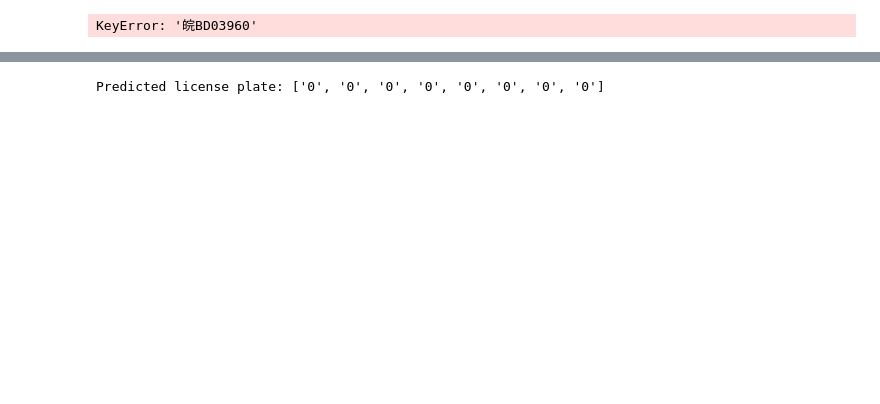
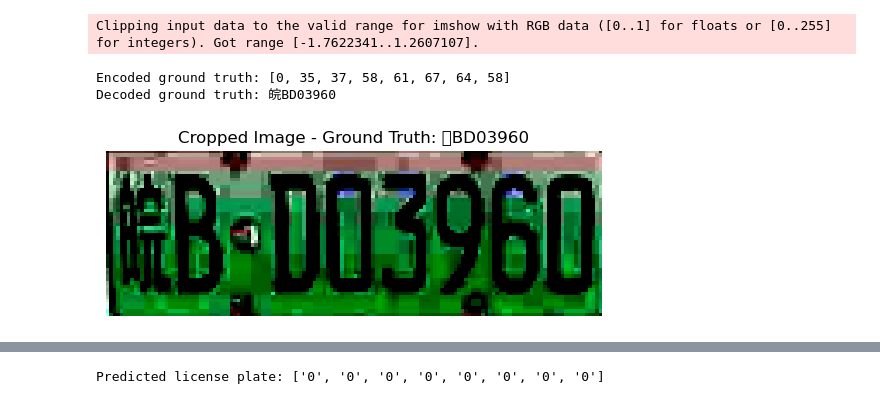
Before and after one commit to Giovanni-Zara/Car-Plate-Recognition-and-Reconstruction-with-Deep-Learning, a Jupyter notebook: PDLPR.ipynb, the cells around one changed output, grey strips where cells are left out. Cells and saved outputs as stored; diff of their text form; code cells hidden in the pictures; blank space fills up the shorter version.

```diff
--- a/PDLPR.ipynb
+++ b/PDLPR.ipynb
@@ -365,6 +360,15 @@ model=load_Fasterrcnn(device="cpu")
 device="cpu"
 model.eval()
 
+# Updated transformations with better normalization and data augmentation
+trans = T.Compose([
+    T.Resize((48, 144), antialias=True),
+    T.ColorJitter(brightness=0.2, contrast=0.2),  # Add some color variation
+    T.RandomApply([T.GaussianBlur(3, sigma=(0.1, 0.2))], p=0.3),  # Occasional blur
+    T.Normalize(mean=[0.485, 0.456, 0.406],  # ImageNet normalization
+                std=[0.229, 0.224, 0.225])
+])
+
 cropped_folder_train=crop_folder_with_RCNN("/home/filippo/Documents/Visual Studio Code/Computer_Vision/Prove/single_sample_train")
 cropped_folder_eval=crop_folder_with_RCNN("/home/filippo/Documents/Visual Studio Code/Computer_Vision/Prove/single_sample_eval")
 
@@ -376,18 +380,27 @@ eval_dataloader = DataLoader(eval_dataset, batch_size=8, shuffle=False, collate_
 # %%
 train_item=next(iter(train_dataloader))
 # returns a dataloader in which each item is a tuple (element in position 0: cropped image with shape [3, 48, 144], element in position 1: a 1X8 tensor of encoded car text,
 # element in position 2: a tensor with (8))
-image=train_item[0].squeeze()
-text=train_item[1]
-image, text
+image = train_item[0].squeeze()
+encoded_text = train_item[1]
+text_length = train_item[2]
 
-# showing the image (chii)
+# Decode the ground truth text
+decoded_text = ''.join([idx2char[idx.item()] for idx in encoded_text[0][:text_length[0]]])
+
+print(f"Encoded ground truth: {encoded_text[0].tolist()}")
+print(f"Decoded ground truth: {decoded_text}")
+
+# showing the image (if the image sucks put trans=None in the above cell and run again)
 plt.imshow(image.permute(1, 2, 0).cpu().numpy())
 plt.axis("off")
-plt.title("Cropped Image")
+plt.title(f"Cropped Image - Ground Truth: {decoded_text}")
 plt.show()
 # %% [output]
-KeyError: '皖BD03960'
+Clipping input data to the valid range for imshow with RGB data ([0..1] for floats or [0..255] for integers). Got range [-1.7622341..1.2607107].
+Encoded ground truth: [0, 35, 37, 58, 61, 67, 64, 58]
+Decoded ground truth: 皖BD03960
+[figure, added]
 # %%
 # COMPLETE PDLPR TRAINING AND EVALUATION WITH CTC LOSS
 
```
Also changed, not shown: parts of 2 cells of this notebook, 10 other files.
